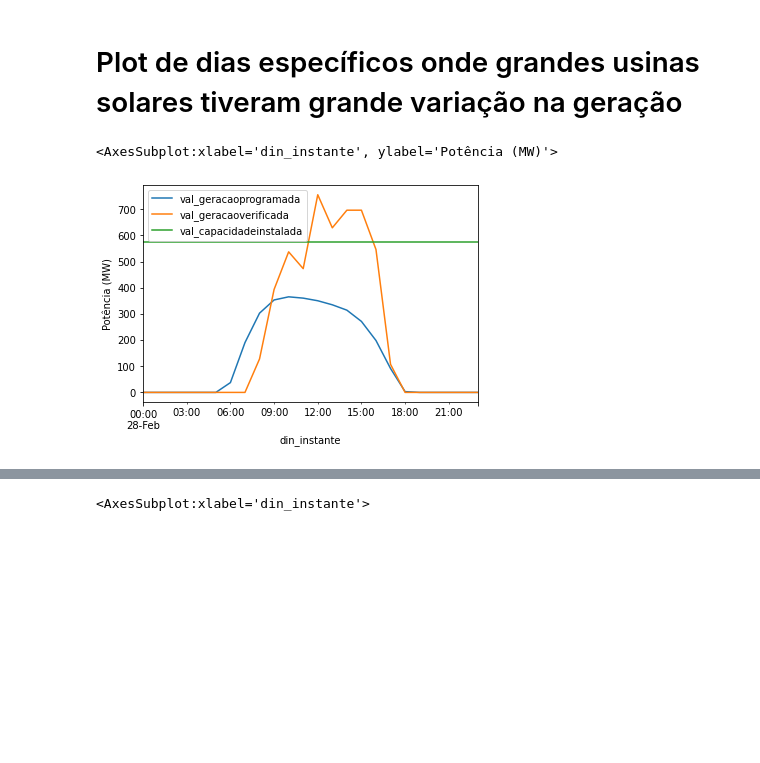
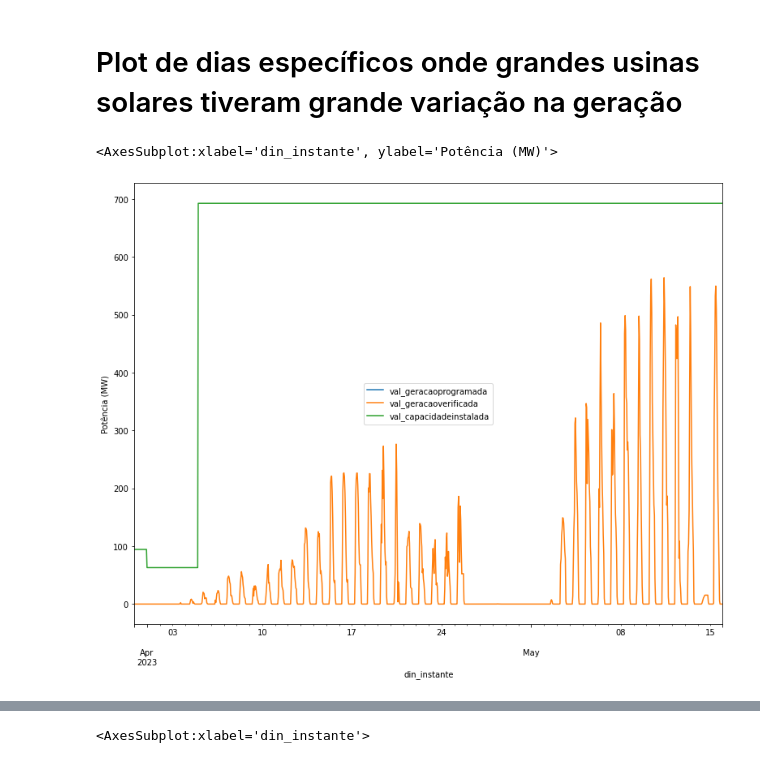
Before and after one commit to La1ra1/Gestao_energetica_trabalhos, a Jupyter notebook: Seminário 2/figuras_geracao_pv.ipynb, the cells around one changed output, grey strips where cells are left out. Saved outputs shown, nothing was run; the diff lists cells and outputs as text; code cells hidden in the pictures; blank space fills up the shorter version.

```diff
--- a/Seminário 2/figuras_geracao_pv.ipynb
+++ b/Seminário 2/figuras_geracao_pv.ipynb
@@ -26,5 +26,7 @@ def get_usinas_dataframe()->pd.DataFrame:
 # %%
 def get_usina_solar_pipeline(main_df:pd.DataFrame, nome_usina:str)->pd.DataFrame:
     return main_df.query('nom_tipousina=="Solar"').query('nom_usina_conjunto == @nome_usina')
+# %%
+main_df = pd.read_parquet('FATOR_DE_CAPACIDADE/FATOR_DE_CAPACIDADE.parquet')
 # %%
-main_df = get_usinas_dataframe()
+main_df
@@ -296,7 +445,7 @@ main_df.query('nom_tipousina=="Eólica"').groupby(['din_instante']).agg({'val_ca
 # %% [markdown]
 # Plot de dias específicos onde grandes usinas solares tiveram grande variação na geração
 # %%
-main_df.pipe(get_usina_solar_pipeline, nome_usina='Conj. São Gonçalo')[['val_geracaoprogramada','val_geracaoverificada','val_capacidadeinstalada']].loc[lambda x: (x.index.day==28)&(x.index.month==2)&(x.index.year==2023)].plot( ylabel='Potência (MW)')
+main_df.pipe(get_usina_solar_pipeline, nome_usina='Conj. Futura')[['val_geracaoprogramada','val_geracaoverificada','val_capacidadeinstalada']].plot( ylabel='Potência (MW)', figsize=(13, 10))
 # %% [output]
 <AxesSubplot:xlabel='din_instante', ylabel='Potência (MW)'>
-[figure, old version]
+[figure, new version]
```
Also changed, not shown: parts of 30 cells of this notebook, 31 other files.
